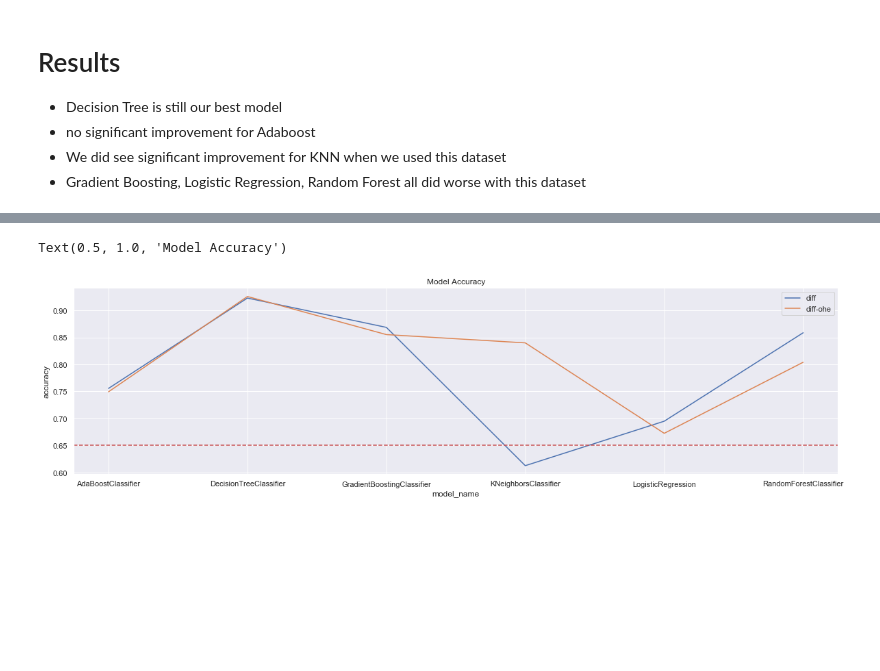
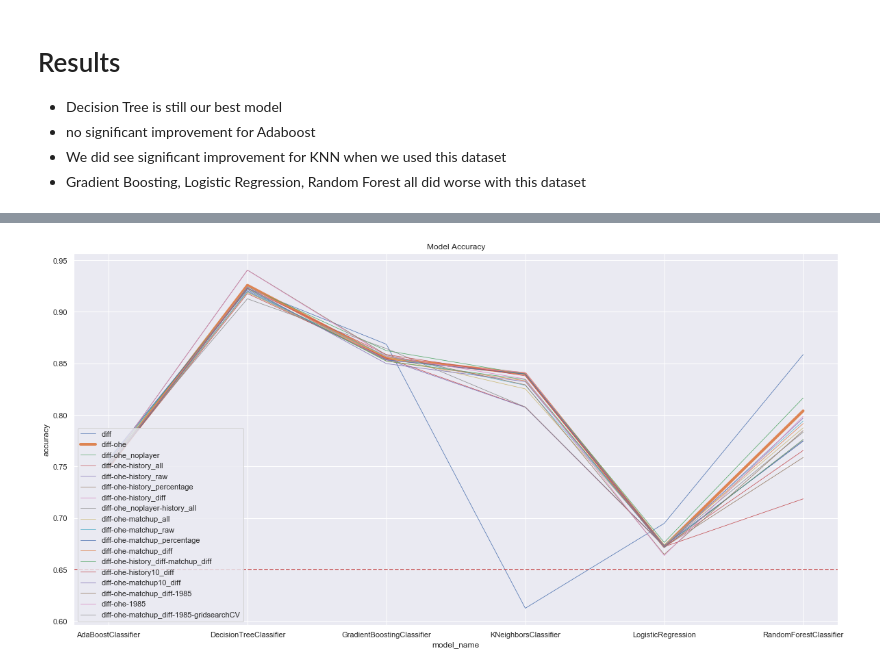
Before and after one commit to sv650s/atp-tennis-predictions, a Jupyter notebook: notebooks/5.1-atp_diff-ohe.ipynb, the cells around one changed output, grey strips where cells are left out. Drawn from its saved outputs; the diff is of its cells as text; code cells hidden in the pictures; blank space fills up the shorter version.

```diff
--- a/notebooks/5.1-atp_diff-ohe.ipynb
+++ b/notebooks/5.1-atp_diff-ohe.ipynb
@@ -365,7 +365,7 @@ Saving report: ../reports/summary.csv
 * We did see significant improvement for KNN when we used this dataset
 * Gradient Boosting, Logistic Regression, Random Forest all did worse with this dataset
 # %%
-report = pd.read_csv(ab.report_file)
+report = pd.read_csv(REPORT_FILE)
 report.tail(5)
 # %% [output]
 |  | model_name | description | data_file | start_year | end_year | accuracy | roc_auc_score | confusion_matrix | ... |
@@ -377,14 +377,17 @@ report.tail(5)
 # %%
-f, a = plt.subplots(1, 1, figsize=(20, 5))
+f, a = plt.subplots(1, 1, figsize=(20, 10))
 
 descs = report.description.unique()
 
 for desc in descs:
     report_desc = report[report.description == desc]
-    sns.lineplot(x="model_name", y="accuracy", data=report_desc, label=desc)
+    if desc == DESCRIPTION:
+        sns.lineplot(x="model_name", y="accuracy", data=report_desc, label=desc, linewidth=4)
+    else:
+        sns.lineplot(x="model_name", y="accuracy", data=report_desc, label=desc, linewidth=0.75)
 
 a.axhline(0.65, ls='--', color='r')
 a.set_title(f"Model Accuracy")
+_ = a.legend(loc="lower left")
 # %% [output]
-Text(0.5, 1.0, 'Model Accuracy')
-[figure, old version]
+[figure, new version]
```
Also changed, not shown: parts of 5 cells of this notebook, 8 other files.
